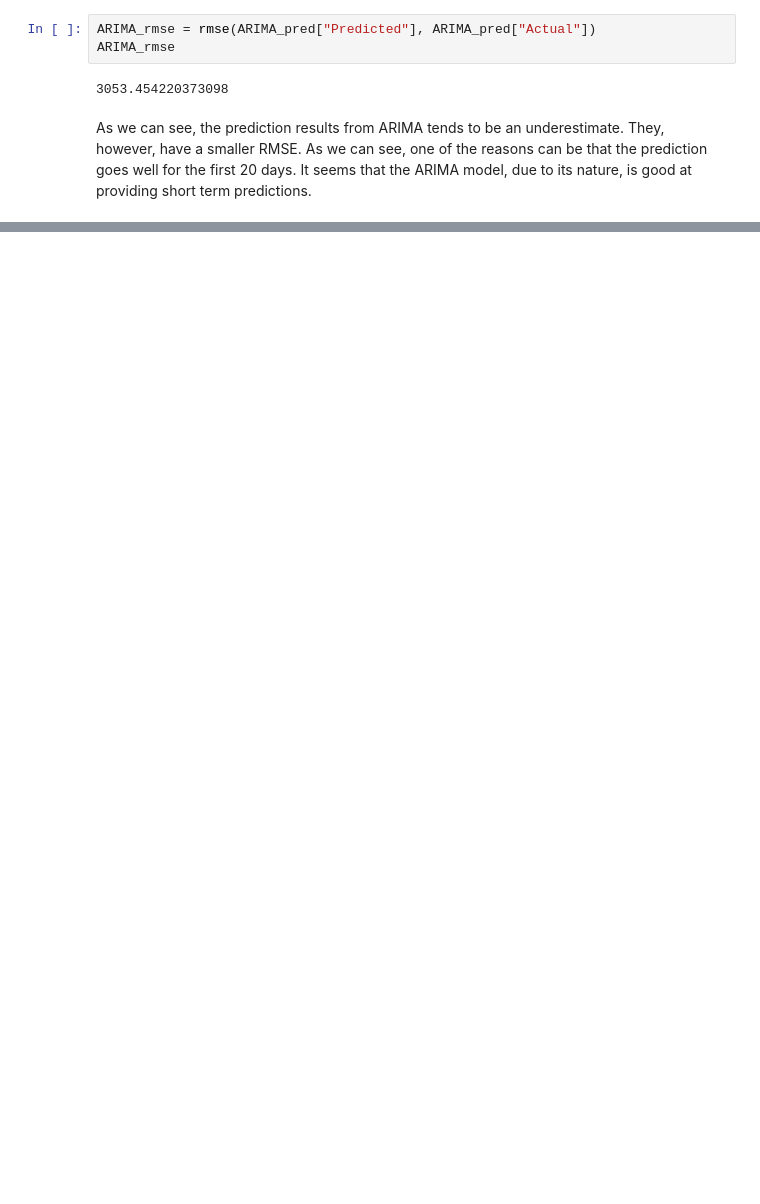
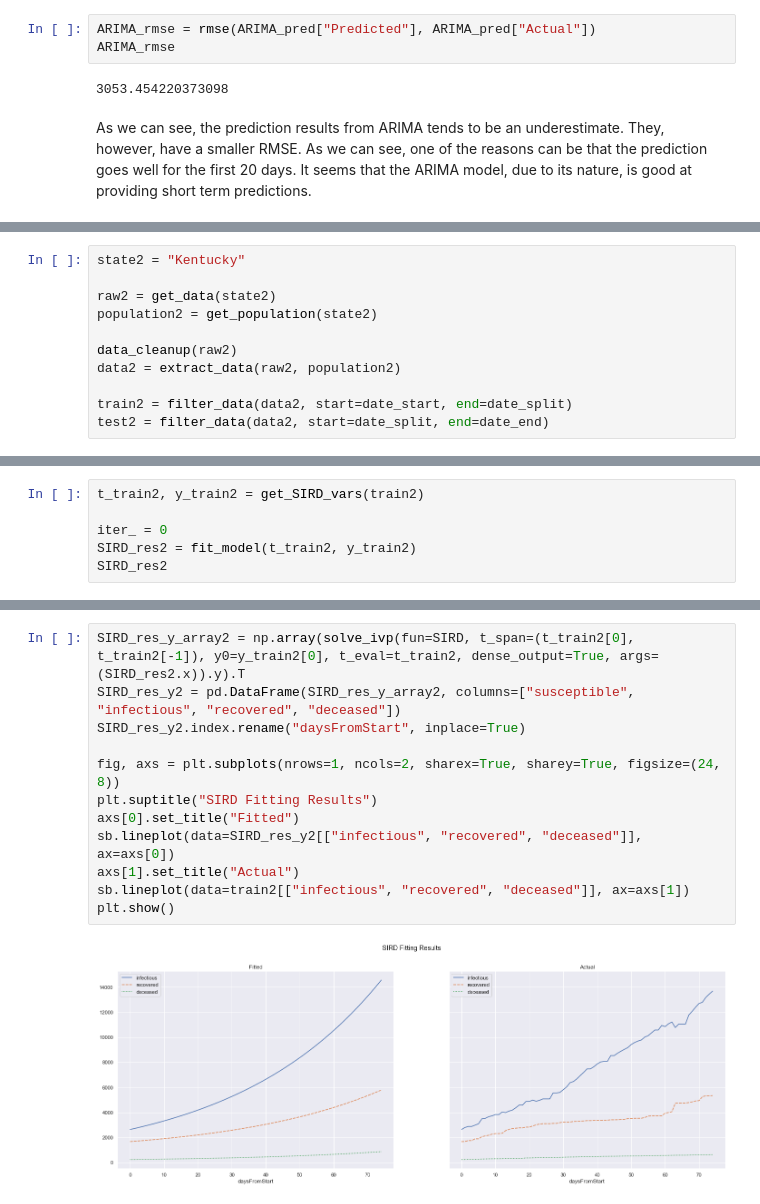
Before and after one commit to ZhongRuoyu/ntu-cz1115-project, a Jupyter notebook: covid.ipynb, the cells around one changed output, grey strips where cells are left out. Drawn from its saved outputs; the diff is of its cells as text; blank space fills up the shorter version.

```diff
--- a/covid.ipynb
+++ b/covid.ipynb
@@ -443,0 +480,11 @@ As we can see, the prediction results from ARIMA tends to be an underestimate. T
+# %%
+state2 = "Kentucky"
+
+raw2 = get_data(state2)
+population2 = get_population(state2)
+
+data_cleanup(raw2)
+data2 = extract_data(raw2, population2)
+
+train2 = filter_data(data2, start=date_start, end=date_split)
+test2 = filter_data(data2, start=date_split, end=date_end)
@@ -443,0 +493,6 @@ As we can see, the prediction results from ARIMA tends to be an underestimate. T
+# %%
+t_train2, y_train2 = get_SIRD_vars(train2)
+
+iter_ = 0
+SIRD_res2 = fit_model(t_train2, y_train2)
+SIRD_res2
@@ -443,0 +510,14 @@ As we can see, the prediction results from ARIMA tends to be an underestimate. T
+# %%
+SIRD_res_y_array2 = np.array(solve_ivp(fun=SIRD, t_span=(t_train2[0], t_train2[-1]), y0=y_train2[0], t_eval=t_train2, dense_output=True, args=(SIRD_res2.x)).y).T
+SIRD_res_y2 = pd.DataFrame(SIRD_res_y_array2, columns=["susceptible", "infectious", "recovered", "deceased"])
+SIRD_res_y2.index.rename("daysFromStart", inplace=True)
+
+fig, axs = plt.subplots(nrows=1, ncols=2, sharex=True, sharey=True, figsize=(24, 8))
+plt.suptitle("SIRD Fitting Results")
+axs[0].set_title("Fitted")
+sb.lineplot(data=SIRD_res_y2[["infectious", "recovered", "deceased"]], ax=axs[0])
+axs[1].set_title("Actual")
+sb.lineplot(data=train2[["infectious", "recovered", "deceased"]], ax=axs[1])
+plt.show()
+# %% [output]
+[figure, added]
```
Also changed, not shown: parts of 39 cells of this notebook.
